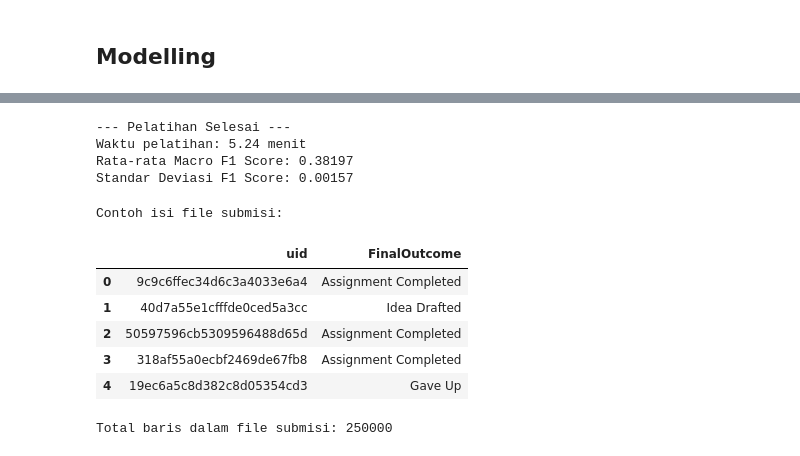
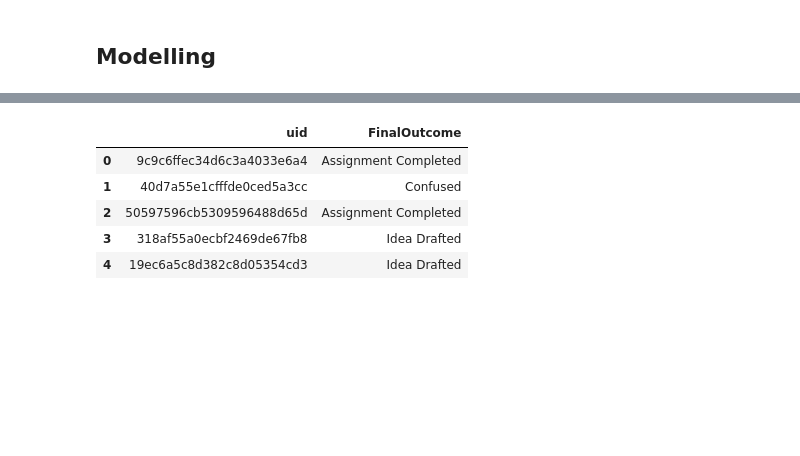
Before and after one commit to HazwanAdhikara/compIT-2025, a Jupyter notebook: notebook.ipynb, the cells around one changed output, grey strips where cells are left out. Saved outputs shown, nothing was run; the diff lists cells and outputs as text; code cells hidden in the pictures; blank space fills up the shorter version.

Commit message:
model: lightBGM + Hyperparameter Tuning (kaggle: 0.38760)

```diff
--- a/notebook.ipynb
+++ b/notebook.ipynb
@@ -333,8 +333,5 @@ from sklearn.metrics import f1_score
 import time
 import optuna
 
-N_SPLITS = 5 # K-fold
-
-# StratifiedKFold
-skf = StratifiedKFold(n_splits=N_SPLITS, shuffle=True, random_state=42)
+N_SPLITS = 3 # K-fold
 # %%
@@ -451,41 +399,35 @@ Best iteration: 998
-# %%
-print("\n--- Pelatihan Selesai ---")
-print(f"Waktu pelatihan: { (end_time - start_time) / 60:.2f} menit")
-print(f"Rata-rata Macro F1 Score: {np.mean(f1_scores):.5f}")
-print(f"Standar Deviasi F1 Score: {np.std(f1_scores):.5f}")
-# %% [output]
---- Pelatihan Selesai ---
-Waktu pelatihan: 5.24 menit
-Rata-rata Macro F1 Score: 0.38197
-Standar Deviasi F1 Score: 0.00157
 # %%
-# print("\n--- Hyperparameter Tuning Selesai ---")
-# print(f"Best F1 Score: {study.best_value:.5f}")
-# print("Best Parameters:")
-# for key, value in study.best_params.items():
-#     print(f"  {key}: {value}")
+final_preds_numeric = np.argmax(test_predictions, axis=1)
+final_preds_labels = le.inverse_transform(final_preds_numeric)
+
+submission_df = pd.DataFrame({
+    'uid': test_uids,
+    'FinalOutcome': final_preds_labels
+})
+
+submission_df.to_csv('submission2.csv', index=False)
+
+display(submission_df.head())
+# %% [output]
+|  | uid | FinalOutcome |
+| 0 | 9c9c6ffec34d6c3a4033e6a4 | Assignment Completed |
+| 1 | 40d7a55e1cfffde0ced5a3cc | Confused |
+| 2 | 50597596cb5309596488d65d | Assignment Completed |
+| 3 | 318af55a0ecbf2469de67fb8 | Idea Drafted |
+| 4 | 19ec6a5c8d382c8d05354cd3 | Idea Drafted |
 # %%
-final_test_predictions_numeric = np.argmax(test_predictions, axis=1)
+# final_test_predictions_numeric = np.argmax(test_predictions, axis=1)
 
-final_test_predictions_labels = le.inverse_transform(final_test_predictions_numeric)
+# final_test_predictions_labels = le.inverse_transform(final_test_predictions_numeric)
 
-submission_df = pd.DataFrame({
-    'uid': test_uids,
-    'FinalOutcome': final_test_predictions_labels
-})
+# submission_df = pd.DataFrame({
+#     'uid': test_uids,
+#     'FinalOutcome': final_test_predictions_labels
+# })
 
-print("Contoh isi file submisi:")
-display(submission_df.head())
+# print("Contoh isi file submisi:")
+# display(submission_df.head())
 
-submission_df.to_csv('./submissions/submission1.csv', index=False)
+# submission_df.to_csv('./submissions/submission2.csv', index=False)
 
-print(f"Total baris dalam file submisi: {len(submission_df)}")
+# print(f"Total baris dalam file submisi: {len(submission_df)}")
-# %% [output]
-Contoh isi file submisi:
-|  | uid | FinalOutcome |
-| 0 | 9c9c6ffec34d6c3a4033e6a4 | Assignment Completed |
-| 1 | 40d7a55e1cfffde0ced5a3cc | Idea Drafted |
-| 2 | 50597596cb5309596488d65d | Assignment Completed |
-| 3 | 318af55a0ecbf2469de67fb8 | Assignment Completed |
-| 4 | 19ec6a5c8d382c8d05354cd3 | Gave Up |
-Total baris dalam file submisi: 250000
```
Also changed, not shown: parts of 3 cells of this notebook, 2 other files.
